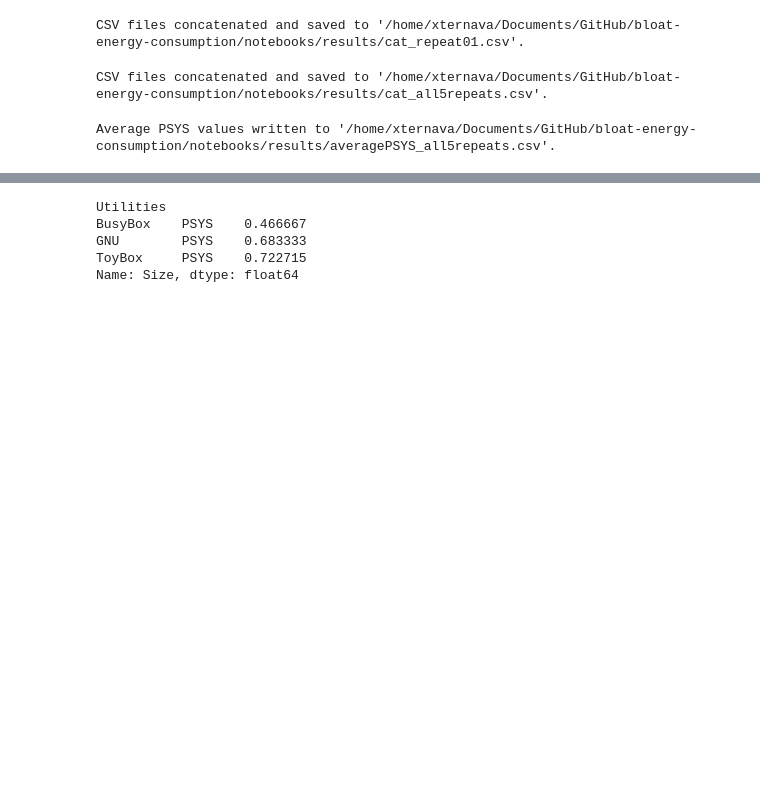
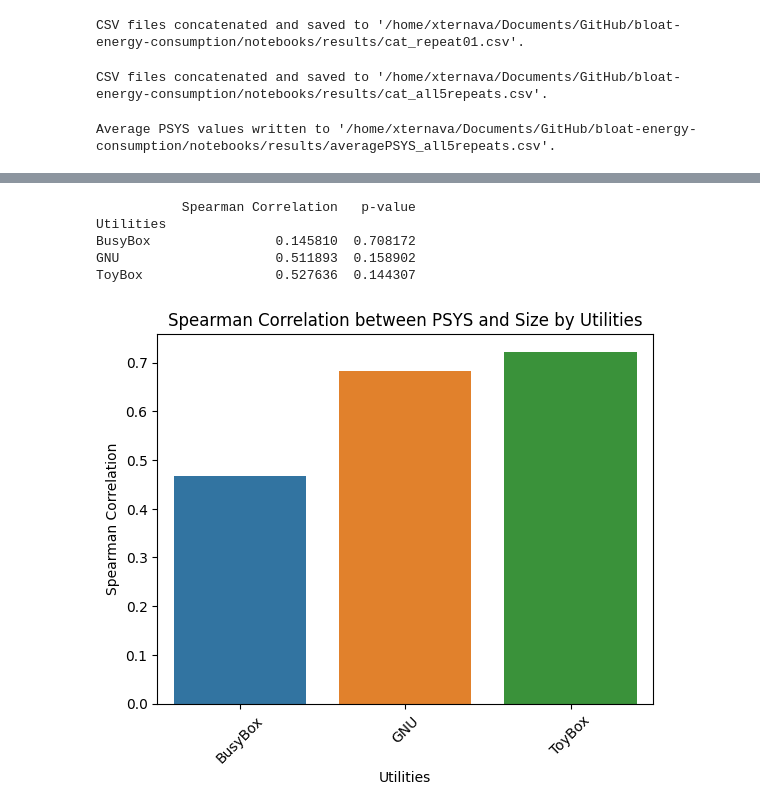
Before and after one commit to ternava/bloat-energy-consumption, a Jupyter notebook: notebooks/co_size_ec.ipynb, the cells around one changed output, grey strips where cells are left out. Cells and saved outputs as stored; diff of their text form; code cells hidden in the pictures; blank space fills up the shorter version.

Commit message:
two visualizations for the correlation

```diff
--- a/notebooks/co_size_ec.ipynb
+++ b/notebooks/co_size_ec.ipynb
@@ -144,22 +152,67 @@ Name: Size, dtype: float64
+# %%
+# The Pearson correlation with the p-value
+
+import pandas as pd
+from scipy.stats import pearsonr
+
+input_data = os.path.join(results_dir, 'all_ec_bsize.csv')
+# Read the CSV file into a DataFrame
+df = pd.read_csv(input_data, delimiter=";")
+
+# Convert 'PSYS' and 'Size' columns to numeric
+df['PSYS'] = pd.to_numeric(df['PSYS'])
+df['Size'] = pd.to_numeric(df['Size'])
+
+# Calculate Spearman correlation and p-value for each 'Utilities' separately
+results = df.groupby('Utilities').apply(lambda x: pearsonr(x['PSYS'], x['Size']))
+
+# Extract the correlation coefficients and p-values
+correlations = results.apply(lambda x: x.correlation)
+p_values = results.apply(lambda x: x.pvalue)
+
+# Combine correlations and p-values into a DataFrame
+correlation_df = pd.DataFrame({'Spearman Correlation': correlations, 'p-value': p_values})
+
+# Print the correlations and p-values
+print(correlation_df)
+# %% [output]
+           Spearman Correlation   p-value
+Utilities
+BusyBox                0.145810  0.708172
+GNU                    0.511893  0.158902
+ToyBox                 0.527636  0.144307
 # %%
-# The Spearman correlation
+import pandas as pd
+import os
+import seaborn as sns
+import matplotlib.pyplot as plt
 
 input_data = os.path.join(results_dir, 'all_ec_bsize.csv')
 # Read the CSV file into a DataFrame
 df = pd.read_csv(input_data, delimiter=";")
 
 # Convert 'PSYS' and 'Size' columns to numeric
 df['PSYS'] = pd.to_numeric(df['PSYS'])
 df['Size'] = pd.to_numeric(df['Size'])
 
 # Calculate Spearman correlation for each 'Utilities' separately
 correlations = df.groupby('Utilities')[['PSYS', 'Size']].corr(method='spearman').iloc[0::2, -1]
 
-# Print the correlations
-print(correlations)
+# Reset the index to have 'Utilities' as a column
+correlations = correlations.reset_index()
+
+# Plot the Spearman correlation
+sns.barplot(x='Utilities', y='Size', data=correlations)
+
+# Set axis labels and title
+plt.xlabel('Utilities')
+plt.ylabel('Spearman Correlation')
+plt.title('Spearman Correlation between PSYS and Size by Utilities')
+
+# Rotate the x-axis labels if needed
+plt.xticks(rotation=45)
+
+# Show the plot
+plt.show()
 # %% [output]
-Utilities
-BusyBox    PSYS    0.466667
-GNU        PSYS    0.683333
-ToyBox     PSYS    0.722715
-Name: Size, dtype: float64
+[figure, added]
```
Also changed, not shown: parts of 4 cells of this notebook.
